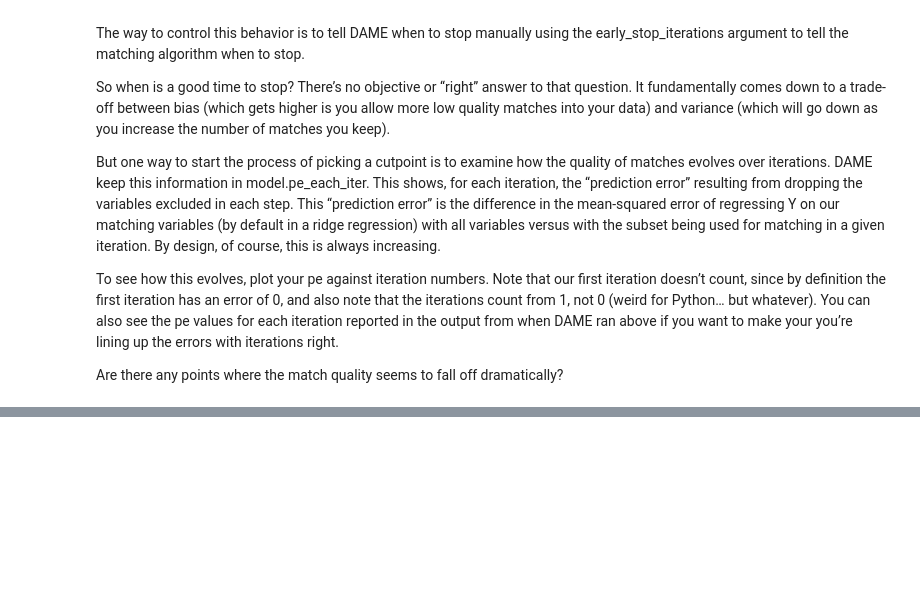
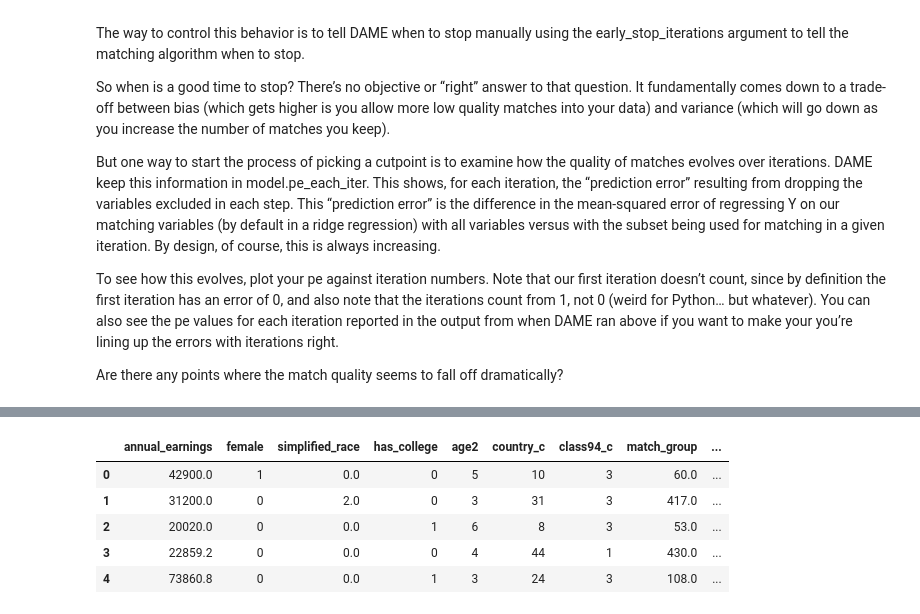
Before and after one commit to gamecicn/ids701_assignment, a Jupyter notebook: as5_matching_exercise.ipynb, the cells around one changed output, grey strips where cells are left out. Saved outputs shown, nothing was run; the diff lists cells and outputs as text; code cells hidden in the pictures; blank space fills up the shorter version.

```diff
--- a/as5_matching_exercise.ipynb
+++ b/as5_matching_exercise.ipynb
@@ -292,0 +424,10 @@ Are there any points where the match quality seems to fall off dramatically?
+# %%
+matched_data = get_dataframe(model, result)
+matched_data.head()
+# %% [output]
+|  | annual_earnings | female | simplified_race | has_college | age2 | country_c | class94_c | match_group | ... |
+| 0 | 42900.0 | 1 | 0.0 | 0 | 5 | 10 | 3 | 60.0 | ... |
+| 1 | 31200.0 | 0 | 2.0 | 0 | 3 | 31 | 3 | 417.0 | ... |
+| 2 | 20020.0 | 0 | 0.0 | 1 | 6 | 8 | 3 | 53.0 | ... |
+| 3 | 22859.2 | 0 | 0.0 | 0 | 4 | 44 | 1 | 430.0 | ... |
+| 4 | 73860.8 | 0 | 0.0 | 1 | 3 | 24 | 3 | 108.0 | ... |
```
Also changed, not shown: parts of 25 cells of this notebook.
